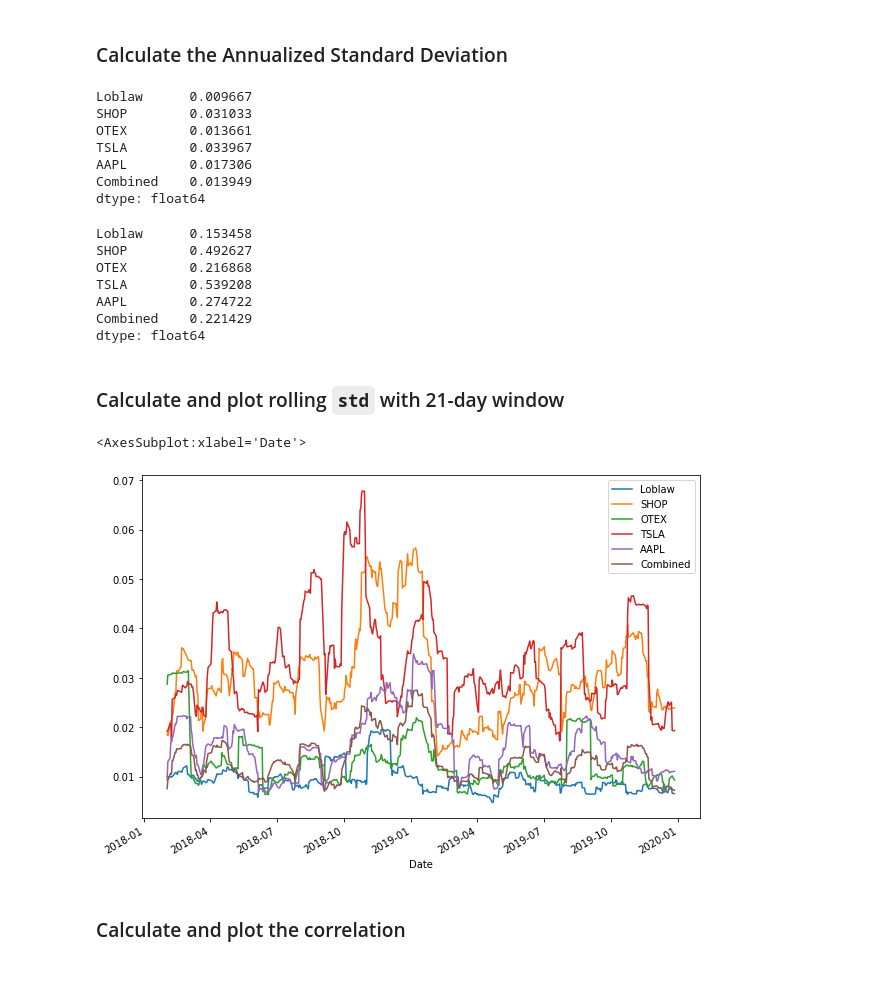
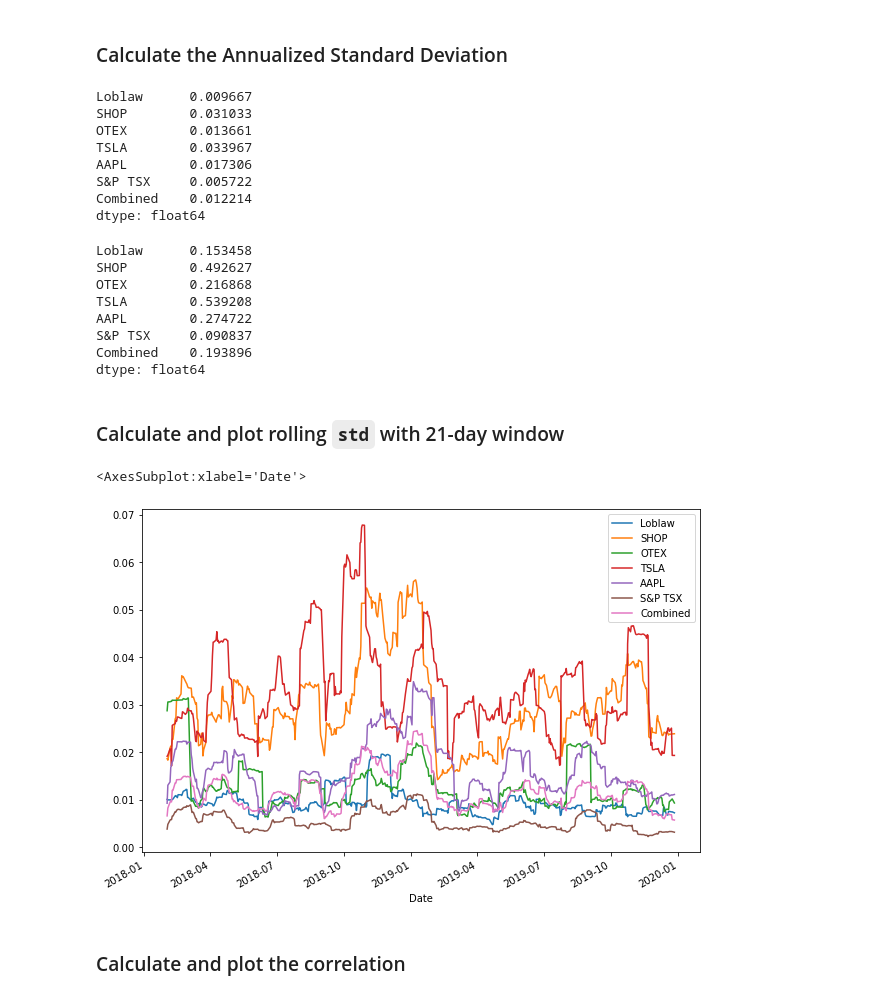
Before and after one commit to vjreddy2001/Portfolio, a Jupyter notebook: whale_analysis.ipynb, the cells around one changed output. Saved outputs shown, nothing was run; the diff lists cells and outputs as text; code cells hidden in the pictures.

```diff
--- a/whale_analysis.ipynb
+++ b/whale_analysis.ipynb
@@ -568,6 +558,6 @@ combined_portfolio_df.head()
 combined_portfolio_df = combined_portfolio_df.drop(columns=["Symbol"])
 # %%
 # Reorganize portfolio data by having a column per symbol
-combined_portfolio_df.columns = ["Loblaw" , "SHOP" , "OTEX" , "TSLA" , "AAPL"]
+combined_portfolio_df.columns = ["Loblaw" , "SHOP" , "OTEX" , "TSLA" , "AAPL" , "S&P TSX"]
 combined_portfolio_df.head()
 # %% [output]
@@ -600,7 +590,7 @@ daily_returns_portfolio_df.head()
 ## Calculate the weighted returns for the portfolio assuming an equal number of shares for each stock
 # %%
 # Set weights
-weights = [1/5, 1/5, 1/5, 1/5, 1/5]
+weights = [1/6, 1/6, 1/6, 1/6, 1/6, 1/6]
 
 # Calculate portfolio return
 portfolio_returns = daily_returns_portfolio_df.dot(weights)
@@ -619,7 +609,7 @@ dtype: float64
 ## Join your portfolio returns to the DataFrame that contains all of the portfolio returns
 # %%
 # Join your returns DataFrame to the original returns DataFrame
-joined_portfolio = pd.concat([daily_returns_portfolio_df, portfolio_returns], axis="columns", join ="inner")
-joined_portfolio.columns = ["Loblaw", "SHOP", "OTEX", "TSLA", "AAPL", "Combined"]
-joined_portfolio.head()
+joined_custom_portfolio = pd.concat([daily_returns_portfolio_df, portfolio_returns], axis="columns", join ="inner")
+joined_custom_portfolio.columns = ["Loblaw", "SHOP", "OTEX", "TSLA", "AAPL", "S&P TSX" , "Combined"]
+joined_custom_portfolio.head()
 # %% [output]
@@ -633,24 +623,25 @@ joined_portfolio.head()
 # %%
 # Only compare dates where return data exists for all the stocks (drop NaNs)
-joined_portfolio = joined_portfolio.dropna().copy()
+joined_custom_portfolio = joined_custom_portfolio.dropna().copy()
 # %% [markdown]
 ## Re-run the risk analysis with your portfolio to see how it compares to the others
 # %% [markdown]
 ### Calculate the Annualized Standard Deviation
 # %%
 # Calculate the annualized `std`
-std_dev_joined_portfolio = joined_portfolio.std()
-std_dev_joined_portfolio
+std_dev_joined_custom_portfolio = joined_custom_portfolio.std()
+std_dev_joined_custom_portfolio
 # %% [output]
 Loblaw      0.009667
 SHOP        0.031033
 OTEX        0.013661
 TSLA        0.033967
 AAPL        0.017306
-Combined    0.013949
+S&P TSX     0.005722
+Combined    0.012214
 dtype: float64
 # %%
-annu_std_dev = std_dev_joined_portfolio * np.sqrt(252)
+annu_std_dev = std_dev_joined_custom_portfolio * np.sqrt(252)
 annu_std_dev
 # %% [output]
 Loblaw      0.153458
@@ -658,23 +649,24 @@ SHOP        0.492627
 OTEX        0.216868
 TSLA        0.539208
 AAPL        0.274722
-Combined    0.221429
+S&P TSX     0.090837
+Combined    0.193896
 dtype: float64
 # %% [markdown]
 ### Calculate and plot rolling `std` with 21-day window
 # %%
 
 
 # Calculate rolling standard deviation
-joined_portfolio = joined_portfolio.rolling(window=21).std()
+joined_custom_portfolio = joined_custom_portfolio.rolling(window=21).std()
 
 # Plot rolling standard deviation
-joined_portfolio.plot(figsize=(10,7))
+joined_custom_portfolio.plot(figsize=(10,7))
 
 #ax.legend(["Loblaw" , "SHOP" , "OTEX" , "Combined"])
 # %% [output]
 <AxesSubplot:xlabel='Date'>
-[figure, old version]
+[figure, new version]
 # %% [markdown]
 ### Calculate and plot the correlation
 # %%
```
Also changed, not shown: parts of 17 cells of this notebook.
